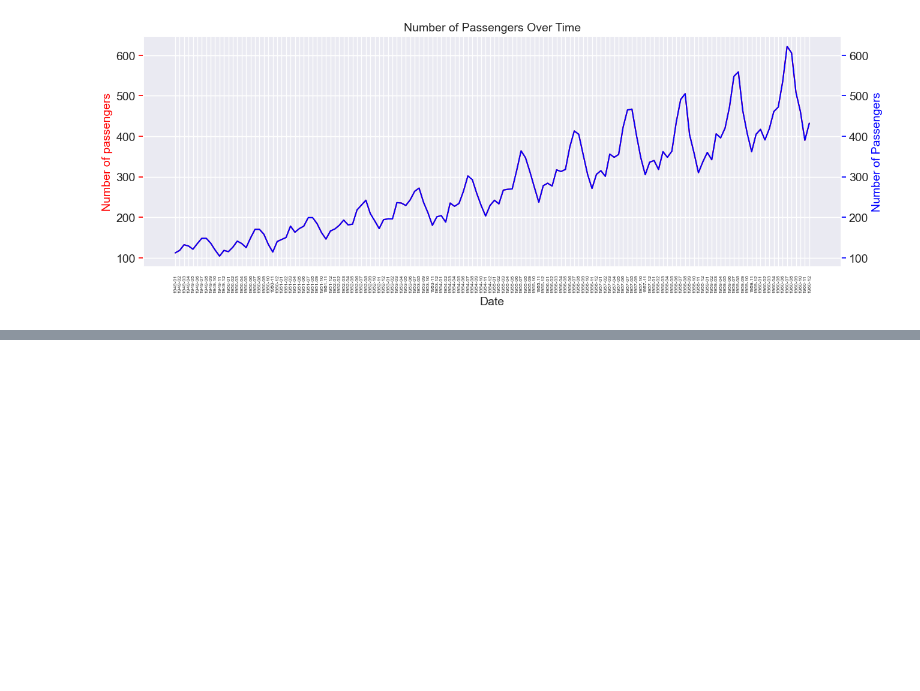
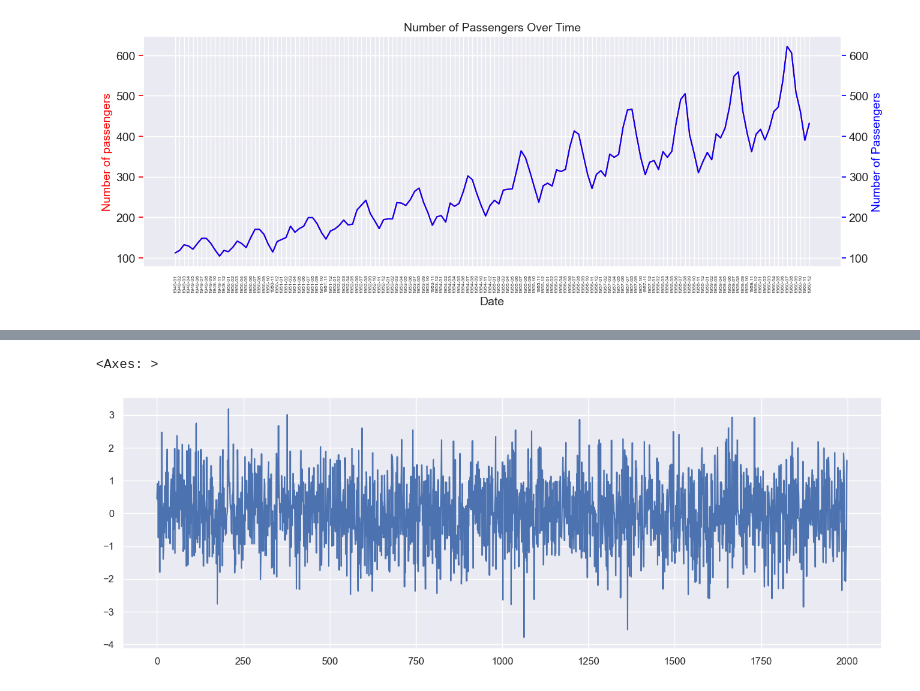
Before and after one commit to Ind-saurabh-kumar/Data_Science_Course, a Jupyter notebook: Deep_Learning_with_tensorflow/31_time_series_proj.ipynb, the cells around one changed output, grey strips where cells are left out. Saved outputs shown, nothing was run; the diff lists cells and outputs as text; code cells hidden in the pictures; blank space fills up the shorter version.

Commit message:
time_series_proj

```diff
--- a/Deep_Learning_with_tensorflow/31_time_series_proj.ipynb
+++ b/Deep_Learning_with_tensorflow/31_time_series_proj.ipynb
@@ -99,0 +115,7 @@ plt.hlines(y=0, xmin=np.min(df['Date']), xmax=np.max(df['Date']), linewidth=)
+# %%
+rand_numbs = np.random.randn(2000)
+rand_numbs
+pd.Series(rand_numbs).plot()
+# %% [output]
+<Axes: >
+[figure, added]
```
Also changed, not shown: parts of 2 cells of this notebook.
